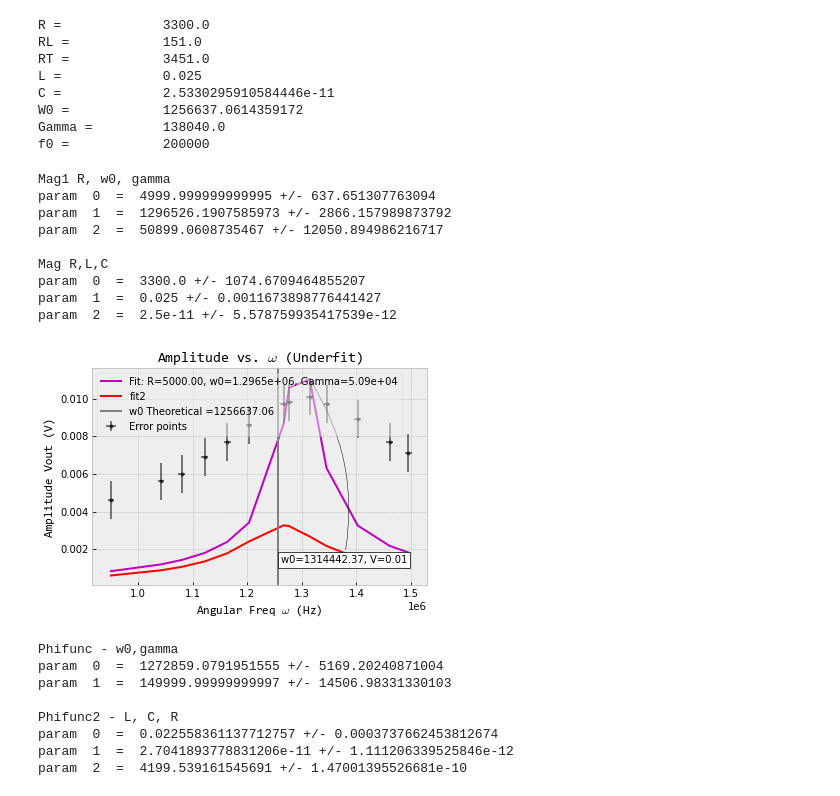
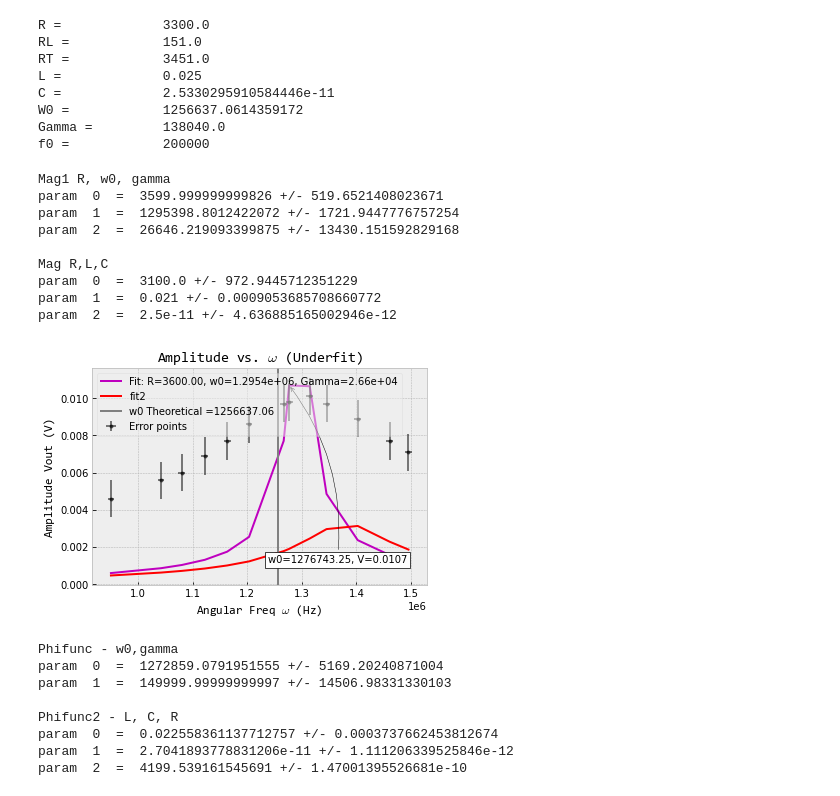
Before and after one commit to Drixitel/134-Lab-Spring-2023, a Jupyter notebook: Code/Chaos/ChaosCirc.ipynb, the cells around one changed output. Saved outputs shown, nothing was run; the diff lists cells and outputs as text; code cells hidden in the pictures.

```diff
--- a/Code/Chaos/ChaosCirc.ipynb
+++ b/Code/Chaos/ChaosCirc.ipynb
@@ -142,10 +142,11 @@ def VRMax3(w, R, L, C):
     Rl = 151.0
     return ((R*V0*w)/L)*( ((L*C)**(-1) - w**2)**2 + (w**2)*((R+Rl)/L)**2)**(-1/2)
 
-p02 = [R,w0,Gamma]
-popt2 , pcov2 = curve_fit( VRMax2,w, Vout , sigma=VoutSig, p0 = p02, absolute_sigma=True, maxfev=2000, bounds = (0,(5000,1400000,150000)))
-p04 = [R,L,C]
-popt4 , pcov4 = curve_fit( VRMax3,w, Vout , sigma=VoutSig, p0= p04 , absolute_sigma=True, maxfev=2000, bounds=(0,(5000,0.05,5E-11)))
+
+p02 = [3100,1250000,120000]
+popt2 , pcov2 = curve_fit( VRMax2,w, Vout , sigma=VoutSig, p0 = p02, absolute_sigma=True, maxfev=1000, bounds = (0,(3600,1300000,150000)))
+p04 = [3100,0.021,2.1E-11]
+popt4 , pcov4 = curve_fit( VRMax3,w, Vout , sigma=VoutSig, p0= p04 , absolute_sigma=True, maxfev=1000, bounds=(0,(3600,0.05,5E-11)))
 
 print('\nMag1 R, w0, gamma')
 for i in range(0,len(popt2)):
@@ -156,14 +157,14 @@ for i in range(0,len(popt4)):
     print('param ',i,' = ',popt4[i], '+/-', np.sqrt(np.abs(pcov4[i,i])))
 # %% [output]
 Mag1 R, w0, gamma
-param  0  =  4999.999999999995 +/- 637.651307763094
-param  1  =  1296526.1907585973 +/- 2866.157989873792
-param  2  =  50899.0608735467 +/- 12050.894986216717
+param  0  =  3599.999999999826 +/- 519.6521408023671
+param  1  =  1295398.8012422072 +/- 1721.9447776757254
+param  2  =  26646.219093399875 +/- 13430.151592829168
 
 Mag R,L,C
-param  0  =  3300.0 +/- 1074.6709464855207
-param  1  =  0.025 +/- 0.0011673898776441427
-param  2  =  2.5e-11 +/- 5.578759935417539e-12
+param  0  =  3100.0 +/- 972.9445712351229
+param  1  =  0.021 +/- 0.0009053685708660772
+param  2  =  2.5e-11 +/- 4.636885165002946e-12
 # %%
 #style
 hfont = {'fontname':'Consolas'}
@@ -179,39 +180,39 @@ fitline2 = VRMax3(w, *popt4)
 def annot_max(x,y, ax=None):
     xmax = x[np.argmax(y)]
     ymax = y.max()
-    text= "w0={:.2f}, V={:.2f}".format(xmax, ymax)
+    text= "w0={:.2f}, V={:.4f}".format(xmax, ymax)
     if not ax:
         ax=plt.gca()
     bbox_props = dict(boxstyle="square,pad=0.3", fc="w", ec="k", lw=0.72)
     arrowprops=dict(arrowstyle="->",connectionstyle="arc3,rad=.2", color='black')
     kw = dict(xycoords='data',textcoords="axes fraction",
               arrowprops=arrowprops, bbox=bbox_props, ha="right", va="top")
     ax.annotate(text, xy=(xmax, ymax), xytext=(0.94,0.14), **kw)
 
 annot_max(w,fitline)
 
 
 
 # plot data
 plt.plot(w,fitline, 'm', label= 'Fit: R=%1.2f, w0=%1.4e, Gamma=%1.2e' % tuple(popt2))
 plt.plot(w,fitline2, 'r', label= 'fit2')
 plt.errorbar(w,Vout,yerr=VoutSig, xerr=wSig, fmt= '.', ls = None, label= 'Error points', color = 'black', alpha =0.5)
 # plt.yticks(np.linspace(1.5,3.7,12))
 
 
 
 #Labels
 plt.title("Amplitude vs. $\omega$ (Underfit)", **hfont)
 plt.ylabel("Amplitude Vout (V)", **hfont)
 plt.xlabel("Angular Freq $\omega$ (Hz)", **hfont)
 plt.axvline(w0, color ='gray', label =f'w0 Theoretical ={w0:.2f}')
 
 plt.legend(loc =2,fancybox=True, framealpha=0.5)
 
 
 plt.savefig("AmpVsOmega.png", bbox_inches='tight')
 # %% [output]
-[figure, old version]
+[figure, new version]
 # %%
 #style
 hfont = {'fontname':'Consolas'}
```
Also changed, not shown: parts of 1 cell of this notebook, 8 other files.
